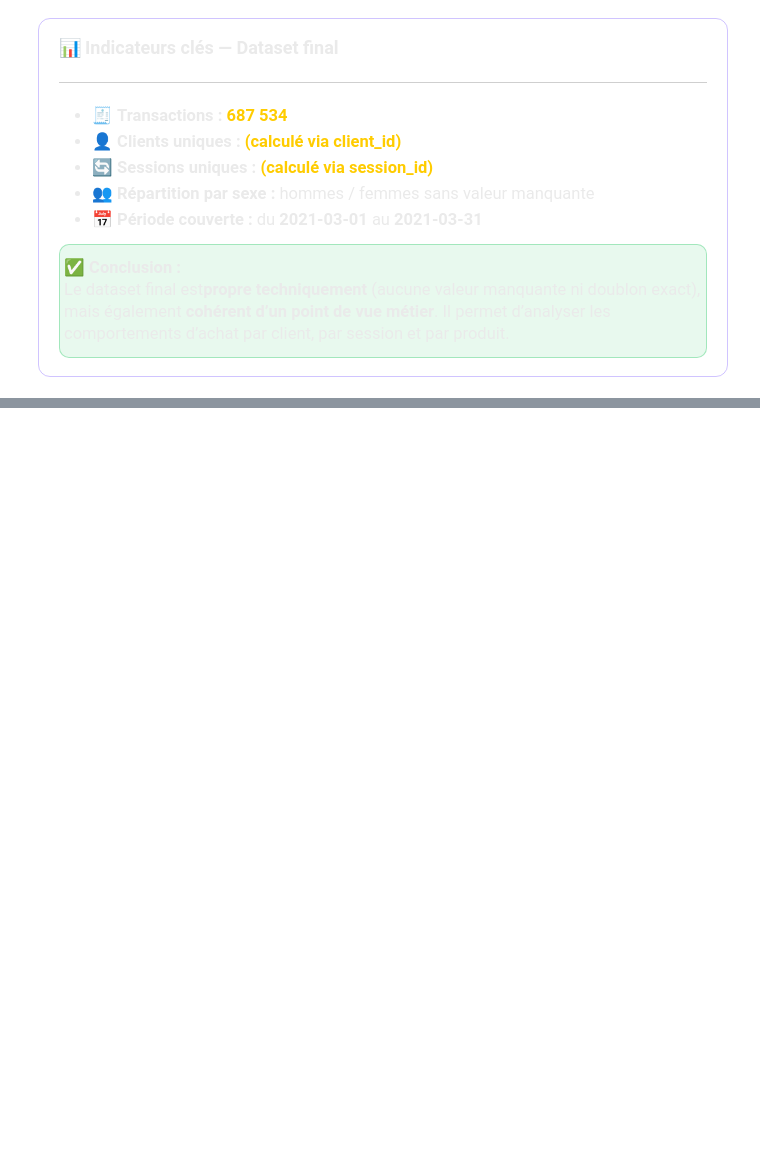
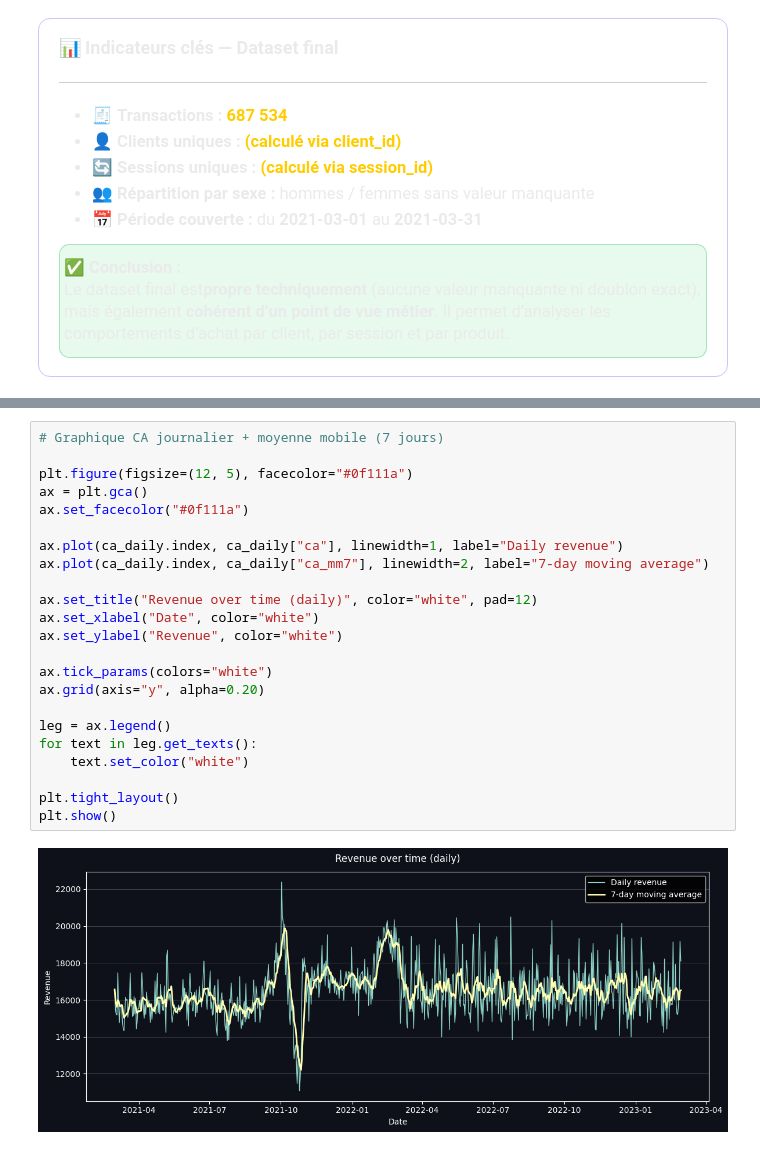
Before and after one commit to Stephane-OC/lapage, a Jupyter notebook: analyse_lapage.ipynb, the cells around one changed output, grey strips where cells are left out. Drawn from its saved outputs; the diff is of its cells as text; blank space fills up the shorter version.

```diff
--- a/analyse_lapage.ipynb
+++ b/analyse_lapage.ipynb
@@ -2487,0 +2570,25 @@ Du 2021-03-01 00:01:07.843138 au 2023-02-28 23:58:30.792755
+# %%
+# Graphique CA journalier + moyenne mobile (7 jours)
+
+plt.figure(figsize=(12, 5), facecolor="#0f111a")
+ax = plt.gca()
+ax.set_facecolor("#0f111a")
+
+ax.plot(ca_daily.index, ca_daily["ca"], linewidth=1, label="Daily revenue")
+ax.plot(ca_daily.index, ca_daily["ca_mm7"], linewidth=2, label="7-day moving average")
+
+ax.set_title("Revenue over time (daily)", color="white", pad=12)
+ax.set_xlabel("Date", color="white")
+ax.set_ylabel("Revenue", color="white")
+
+ax.tick_params(colors="white")
+ax.grid(axis="y", alpha=0.20)
+
+leg = ax.legend()
+for text in leg.get_texts():
+    text.set_color("white")
+
+plt.tight_layout()
+plt.show()
+# %% [output]
+[figure, added]
```
Also changed, not shown: parts of 18 cells of this notebook, 1 other file.
